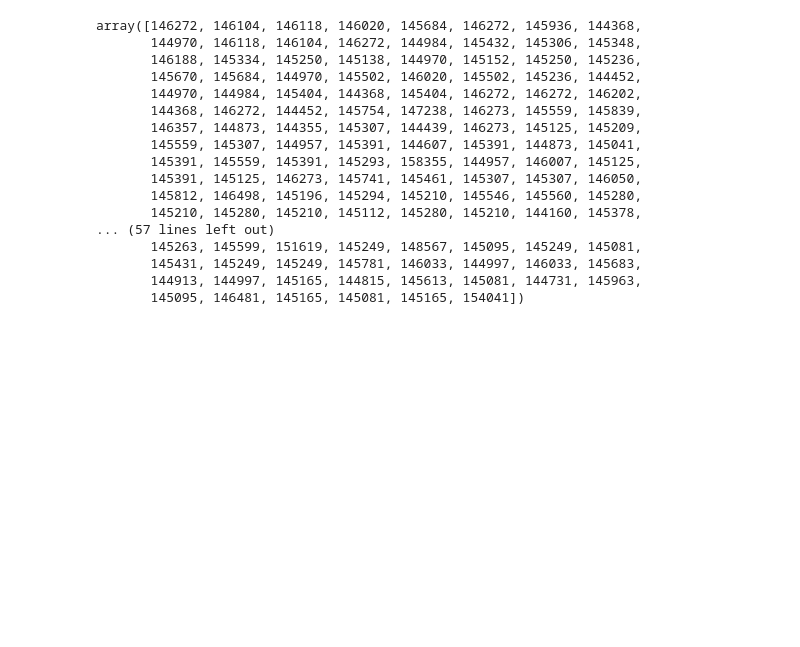
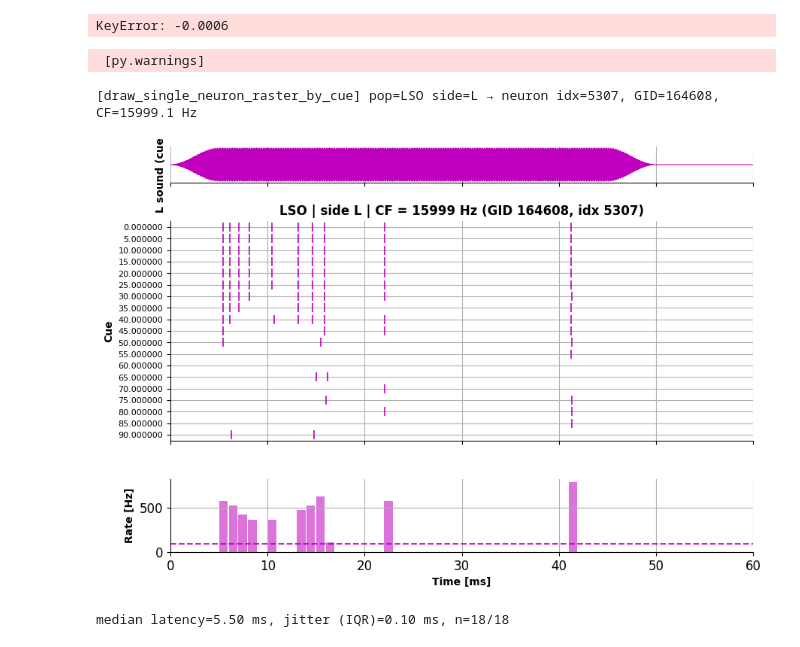
Before and after one commit to francescodesantis/sound_localization_model, a Jupyter notebook: plot/open_example.ipynb, the cells around one changed output. Drawn from its saved outputs; the diff is of its cells as text; code cells hidden in the pictures; blank space fills up the shorter version.

```diff
--- a/plot/open_example.ipynb
+++ b/plot/open_example.ipynb
@@ -162,23 +247,39 @@ for result in results:
-# %%
-result['cue_to_rate'][-0.002]['L']['MSO']['senders']
-# %% [output]
-array([146272, 146104, 146118, 146020, 145684, 146272, 145936, 144368,
-       144970, 146118, 146104, 146272, 144984, 145432, 145306, 145348,
-       146188, 145334, 145250, 145138, 144970, 145152, 145250, 145236,
-       145670, 145684, 144970, 145502, 146020, 145502, 145236, 144452,
-       144970, 144984, 145404, 144368, 145404, 146272, 146272, 146202,
-       144368, 146272, 144452, 145754, 147238, 146273, 145559, 145839,
-       146357, 144873, 144355, 145307, 144439, 146273, 145125, 145209,
-       145559, 145307, 144957, 145391, 144607, 145391, 144873, 145041,
-       145391, 145559, 145391, 145293, 158355, 144957, 146007, 145125,
-       145391, 145125, 146273, 145741, 145461, 145307, 145307, 146050,
-       145812, 146498, 145196, 145294, 145210, 145546, 145560, 145280,
-       145210, 145280, 145210, 145112, 145280, 145210, 144160, 145378,
-... (57 lines left out)
-       145263, 145599, 151619, 145249, 148567, 145095, 145249, 145081,
-       145431, 145249, 145249, 145781, 146033, 144997, 146033, 145683,
-       144913, 144997, 145165, 144815, 145613, 145081, 144731, 145963,
-       145095, 146481, 145165, 145081, 145165, 154041])
+# %%
+from analyze.report import draw_single_neuron_raster #0.00019999999999999998
+for c in [-0.0006,0]:
+    draw_single_neuron_raster(
+        data_list=results,
+        cue = c,
+        pop = pop,
+        side = 'L',
+        target_cf_hz= f,
+        hist_rate=False,
+    )
+# %% [output]
+KeyError: -0.0006
+# %%
+from analyze.report import draw_single_neuron_raster_by_cue
+
+
+fig, axes = draw_single_neuron_raster_by_cue(
+    results[0], pop='LSO', side='L', target_cf_hz=f,
+)
+# %% [output]
+ [py.warnings]
+[draw_single_neuron_raster_by_cue] pop=LSO side=L → neuron idx=5307, GID=164608, CF=15999.1 Hz
+[figure, added]
+# %%
+from analyze.report import extract_first_spike_latency_metrics
+
+metrics = extract_first_spike_latency_metrics(
+    results, pop='LSO', side='L', cue=0,
+    center_cf=f, onset_time=.0, window=[5.0, 25.0],
+)
+print(f"median latency={metrics['median_latency']:.2f} ms, "
+      f"jitter (IQR)={metrics['jitter_iqr']:.2f} ms, "
+      f"n={metrics['n_responses']}/{metrics['n_reps']}")
+# %% [output]
+median latency=5.50 ms, jitter (IQR)=0.10 ms, n=18/18
 # %%
 from analyze.report import draw_rate_vs_cue_multidata
 
```
Also changed, not shown: parts of 24 cells of this notebook, 1 other file.
